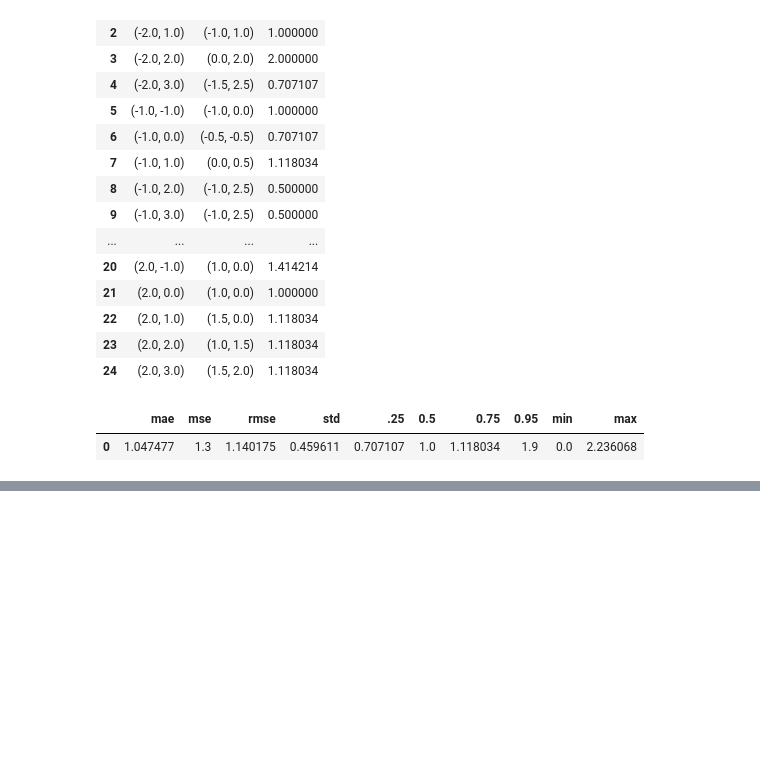
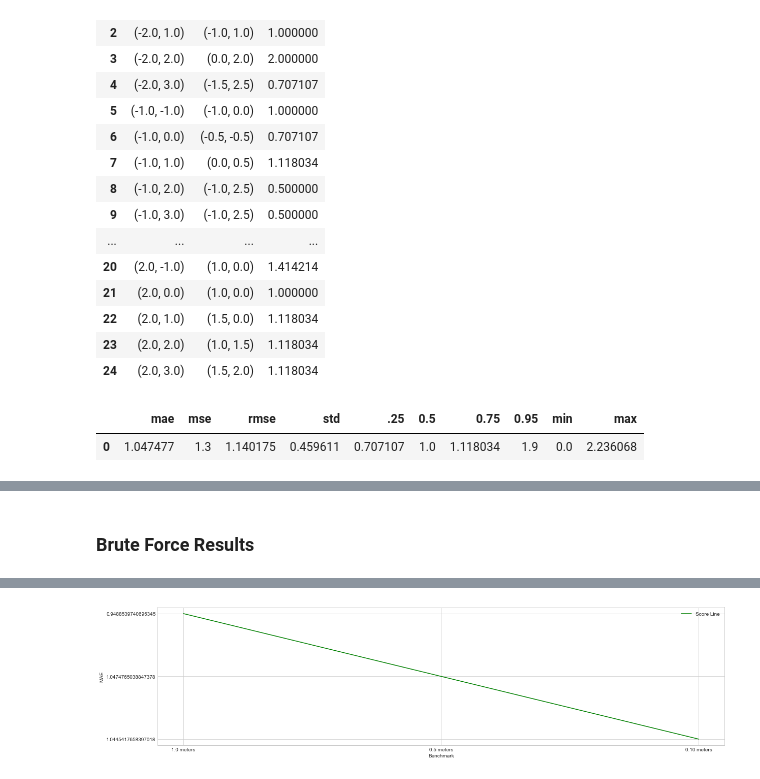
Before and after one commit to rui-pedro-porfirio/IndoorApp, a Jupyter notebook: Server/Notebooks/TRILATERATION/TrilaterationNotebook.ipynb, the cells around one changed output, grey strips where cells are left out. Drawn from its saved outputs; the diff is of its cells as text; code cells hidden in the pictures; blank space fills up the shorter version.

```diff
--- a/Server/Notebooks/TRILATERATION/TrilaterationNotebook.ipynb
+++ b/Server/Notebooks/TRILATERATION/TrilaterationNotebook.ipynb
@@ -797,6 +835,7 @@ PREDICTION is (2.0, 2.0)
 # %%
 statistical_cols = ['mae','mse','rmse','std','.25','0.5','0.75','0.95','min','max']
 predictions = list()
+bf_results = list()
 actual = list()
 for k,v in distances.items():
     print(k)
@@ -819,6 +858,7 @@ stats = structure_data(result)
 results_stats.append(stats)
 statistics = pd.DataFrame(columns=statistical_cols,data=results_stats)
 display(statistics)
+bf_results.append(statistics.sort_values(by=['mae']).head(1).values[0])
 # %% [output]
 (-2.0, -1.0)
 PREDICTION is (-1.0, 0.0)
@@ -883,6 +923,7 @@ stats = structure_data(result)
 results_stats.append(stats)
 statistics = pd.DataFrame(columns=statistical_cols,data=results_stats)
 display(statistics)
+bf_results.append(statistics.sort_values(by=['mae']).head(1).values[0])
 # %% [output]
 (-2.0, -1.0)
 PREDICTION is (-1.0, -0.5)
@@ -922,0 +966,26 @@ PREDICTION is (1.5, 2.0)
+# %%
+statistical_cols = ['mae','mse','rmse','std','.25','0.5','0.75','0.95','min','max']
+predictions = list()
+actual = list()
+for k,v in distances.items():
+    print(k)
+    prediction = compute_trilateration(dataset_10cm,k,flag=1)
+    results_stats = list()
+    predictions.append(prediction)
+    actual.append(k)
+results = list(zip(actual,predictions))
+error_dataframe = pd.DataFrame(results,columns=['Actual','Prediction'])
+observed_errors = list()
+for index, row in error_dataframe.iterrows():
+        x1 = row['Actual']
+        x2 = row['Prediction']
+        error = math.hypot(x2[0] - x1[0], x2[1] - x1[1])
+        observed_errors.append(error)
+error = pd.DataFrame(observed_errors, columns=["error"])
+result = error_dataframe.join(error)
+display(result)
+stats = structure_data(result)
+results_stats.append(stats)
+statistics = pd.DataFrame(columns=statistical_cols,data=results_stats)
+display(statistics)
+bf_results.append(statistics.sort_values(by=['mae']).head(1).values[0])
@@ -922,0 +1029,15 @@ PREDICTION is (1.5, 2.0)
+# %% [markdown]
+### Brute Force Results
+# %%
+statistical_cols = ['mae','mse','rmse','std','.25','0.5','0.75','0.95','min','max','type']
+types = ['1.0 meters',"0.5 meters","0.10 meters"]
+results = pd.DataFrame(data=bf_results,columns=statistical_cols)
+display(results.sort_values(by=['mae']))
+plt.figure(figsize=(20,5))
+plt.plot(types,results['mae'],color='green',label='Score Line')
+plt.xlabel('Benchmark')
+plt.ylabel('MAE')
+plt.legend(loc='upper right')
+plt.gca().invert_yaxis()
+plt.show()
+# %% [output]
@@ -922,0 +1048 @@ PREDICTION is (1.5, 2.0)
+[figure, added]
```
Also changed, not shown: parts of 7 cells of this notebook, 4 other files.
